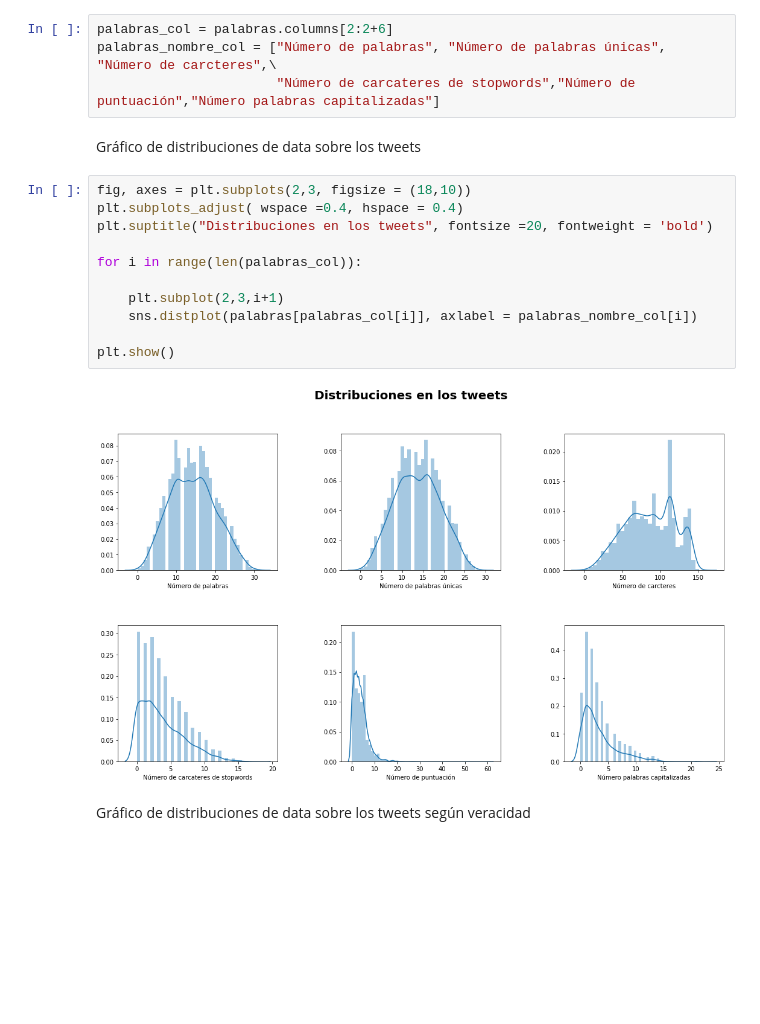
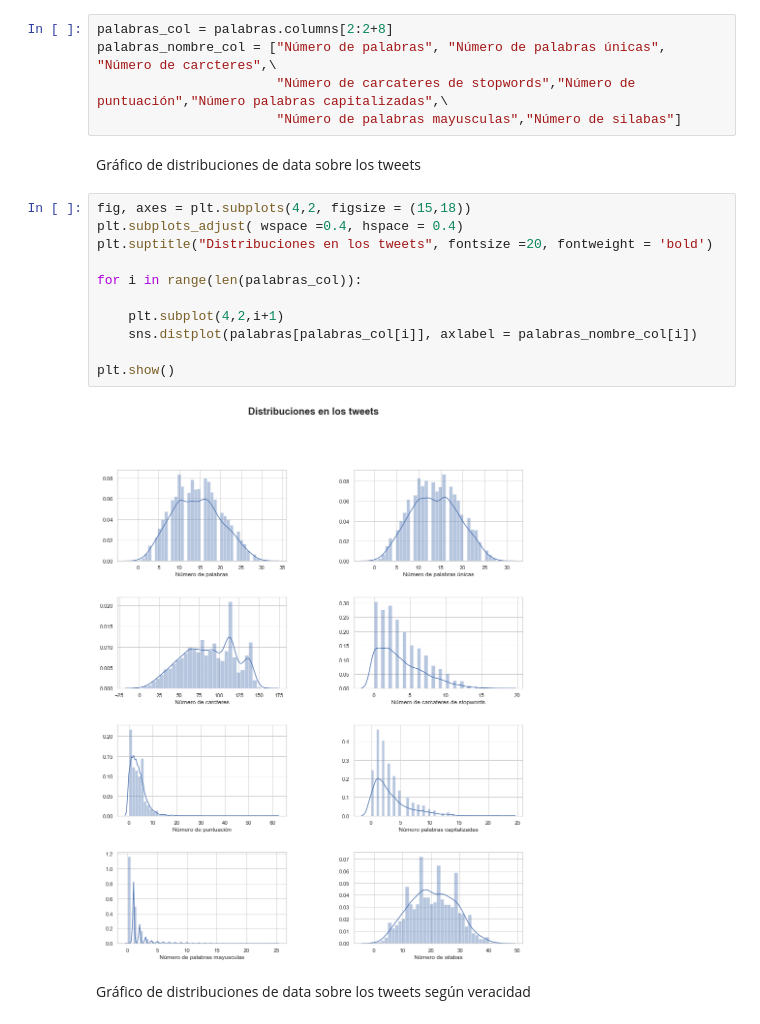
Before and after one commit to anichucai/7506-Datos-tp1, a Jupyter notebook: Informe.ipynb, the cells around one changed output. Cells and saved outputs as stored; diff of their text form; blank space fills up the shorter version.

```diff
--- a/Informe.ipynb
+++ b/Informe.ipynb
@@ -317,24 +347,25 @@ palabras.head(3)
 | 1 | True | Forest fire near La Ronge Sask. C... | 7 | 7 | 38 | 0 | 1 | 5 | ... |
 | 2 | True | All residents asked to 'shelter i... | 22 | 20 | 133 | 9 | 3 | 2 | ... |
 # %%
-palabras_col = palabras.columns[2:2+6]
+palabras_col = palabras.columns[2:2+8]
 palabras_nombre_col = ["Número de palabras", "Número de palabras únicas", "Número de carcteres",\
-                       "Número de carcateres de stopwords","Número de puntuación","Número palabras capitalizadas"]
+                       "Número de carcateres de stopwords","Número de puntuación","Número palabras capitalizadas",\
+                       "Número de palabras mayusculas","Número de silabas"]
 # %% [markdown]
 Gráfico de distribuciones de data sobre los tweets
 # %%
-fig, axes = plt.subplots(2,3, figsize = (18,10))
+fig, axes = plt.subplots(4,2, figsize = (15,18))
 plt.subplots_adjust( wspace =0.4, hspace = 0.4)
 plt.suptitle("Distribuciones en los tweets", fontsize =20, fontweight = 'bold')
 
 for i in range(len(palabras_col)):
 
-    plt.subplot(2,3,i+1)
+    plt.subplot(4,2,i+1)
     sns.distplot(palabras[palabras_col[i]], axlabel = palabras_nombre_col[i])
 
 plt.show()
 # %% [output]
-[figure, old version]
+[figure, new version]
 # %% [markdown]
 Gráfico de distribuciones de data sobre los tweets según veracidad
 # %%
```
Also changed, not shown: parts of 51 cells of this notebook.
